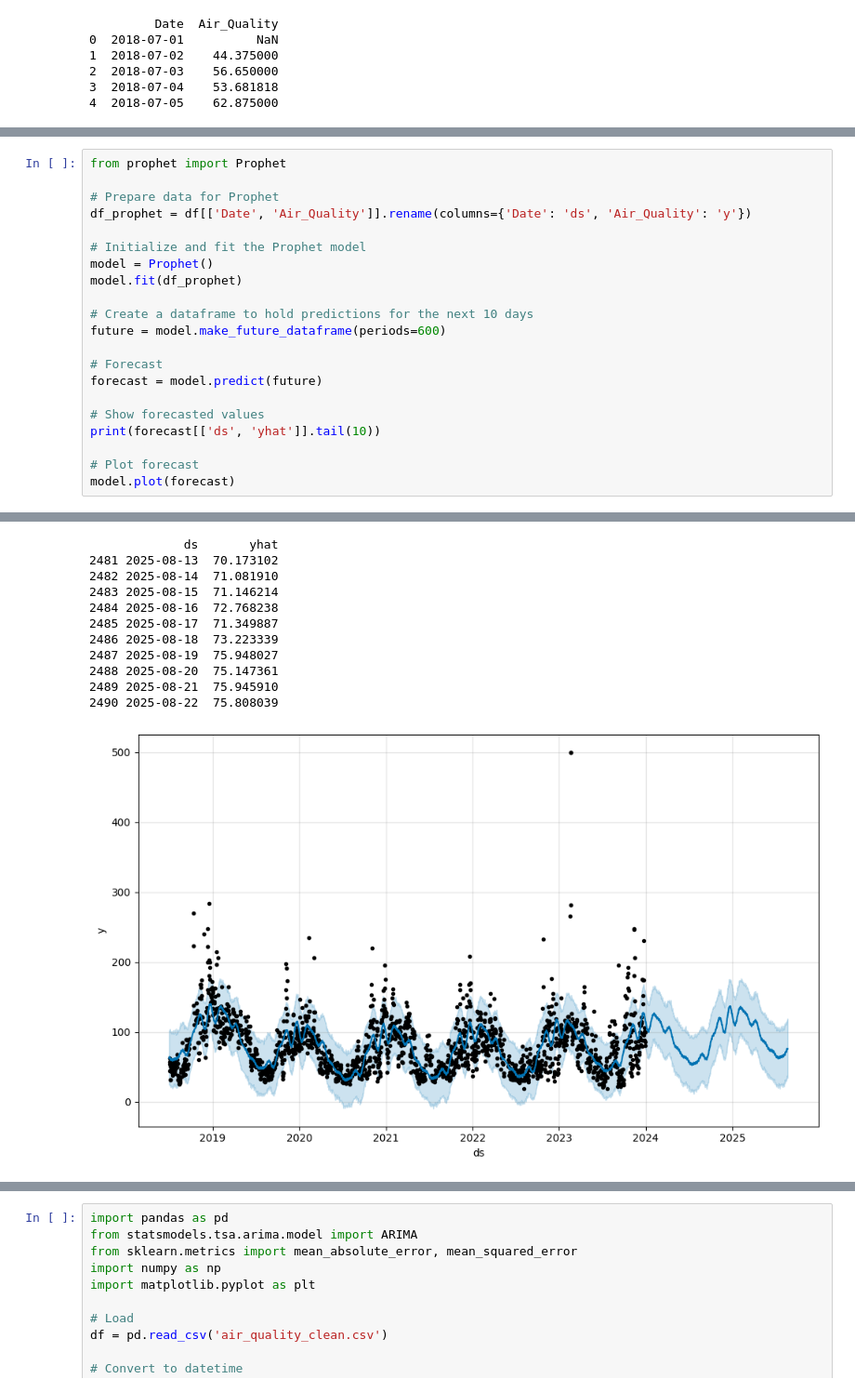
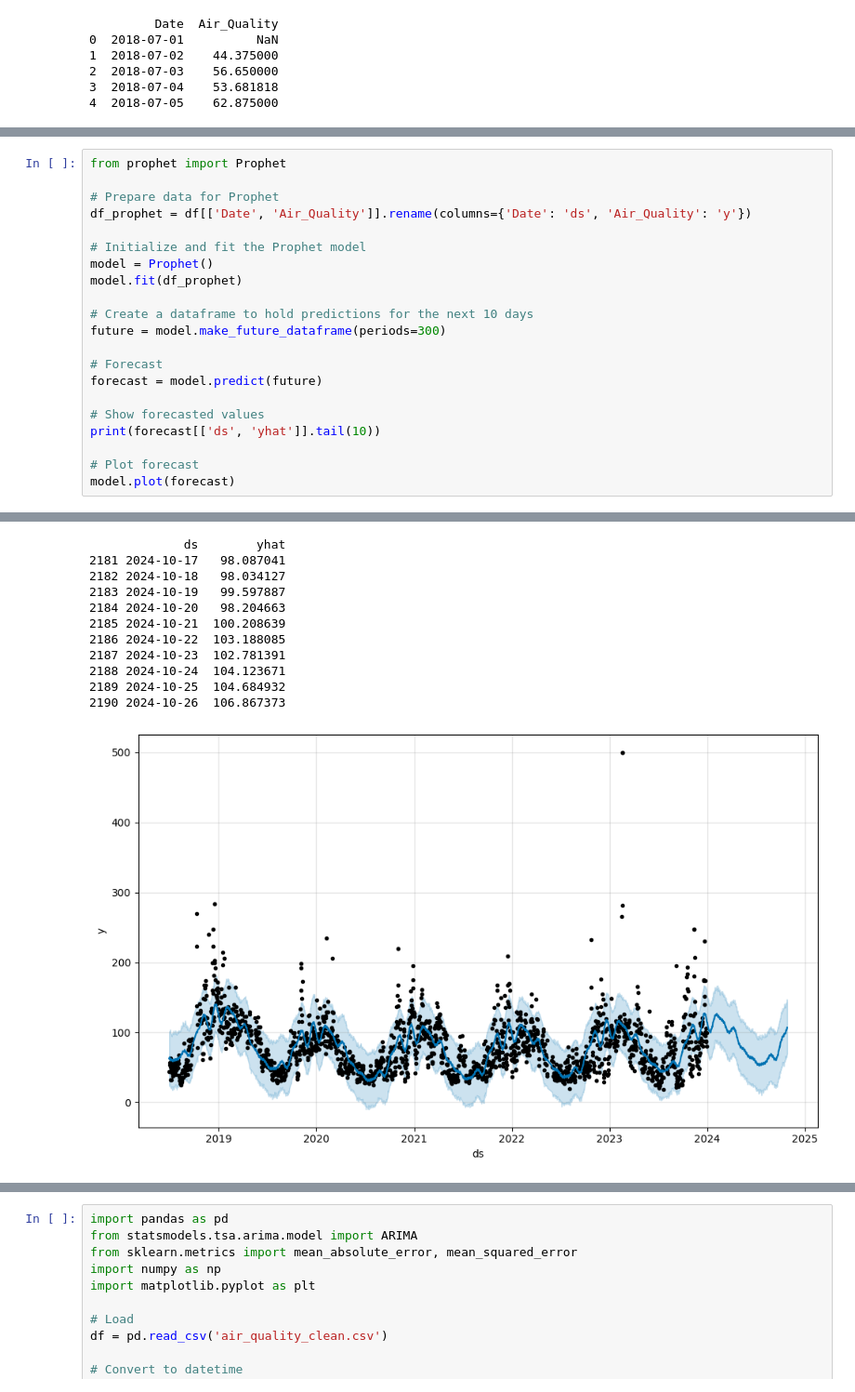
Before and after one commit to Navathamarkeeri/air-quality-forecasting, a Jupyter notebook: sample1.ipynb, the cells around one changed output, grey strips where cells are left out. Shown at 93% size. Saved outputs shown, nothing was run; the diff lists cells and outputs as text.

```diff
--- a/sample1.ipynb
+++ b/sample1.ipynb
@@ -38,7 +22,7 @@ model = Prophet()
 model.fit(df_prophet)
 
 # Create a dataframe to hold predictions for the next 10 days
-future = model.make_future_dataframe(periods=600)
+future = model.make_future_dataframe(periods=300)
 
 # Forecast
 forecast = model.predict(future)
@@ -54,12 +38,12 @@ model.plot(forecast)
-             ds       yhat
-2481 2025-08-13  70.173102
-2482 2025-08-14  71.081910
-2483 2025-08-15  71.146214
-2484 2025-08-16  72.768238
-2485 2025-08-17  71.349887
-2486 2025-08-18  73.223339
-2487 2025-08-19  75.948027
-2488 2025-08-20  75.147361
-2489 2025-08-21  75.945910
-2490 2025-08-22  75.808039
+             ds        yhat
+2181 2024-10-17   98.087041
+2182 2024-10-18   98.034127
+2183 2024-10-19   99.597887
+2184 2024-10-20   98.204663
+2185 2024-10-21  100.208639
+2186 2024-10-22  103.188085
+2187 2024-10-23  102.781391
+2188 2024-10-24  104.123671
+2189 2024-10-25  104.684932
+2190 2024-10-26  106.867373
-[figure, old version]
+[figure, new version]
```
Also changed, not shown: parts of 7 cells of this notebook, 1 other file.
